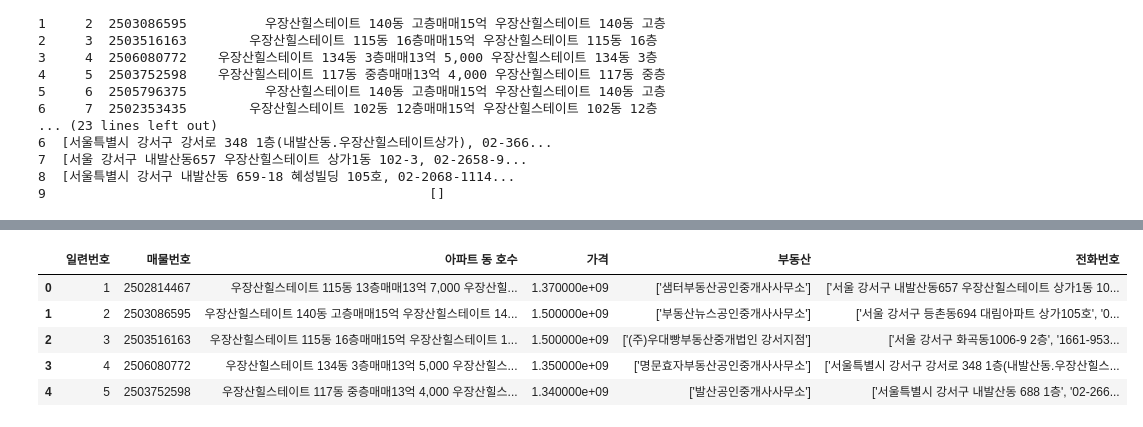
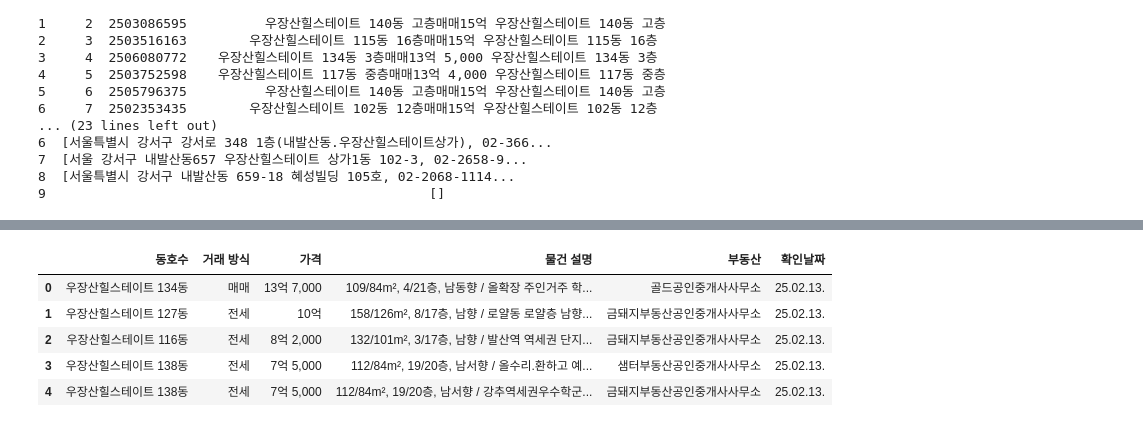
Before and after one commit to ecloguehwang/HSS, a Jupyter notebook: 우장산힐스테이트아파트_전처리.ipynb, the cells around one changed output, grey strips where cells are left out. Cells and saved outputs as stored; diff of their text form; code cells hidden in the pictures.

```diff
--- a/우장산힐스테이트아파트_전처리.ipynb
+++ b/우장산힐스테이트아파트_전처리.ipynb
@@ -854,23 +416,23 @@ if __name__ == "__main__":
 # %%
 #전처리한 파일 불러오기
 import pandas as pd
 import matplotlib.pyplot as plt
 import seaborn as sns
 from tabulate import tabulate
 
 #matplotlib에서 한글구현
 plt.rc('font', family='NanumBarunGothic')
 
 #그래프 마이너스 기호 깨짐 방지
 plt.rcParams['axes.unicode_minus'] = False
 
-path = '/content/drive/MyDrive/python/crawling/hillstate.xlsx'
+path = '/content/drive/MyDrive/python/crawling/hillstate_20250213_1631.xlsx'
 df = pd.read_excel(path)
 df.head()
 # %% [output]
-|  | 일련번호 | 매물번호 | 아파트 동 호수 | 가격 | 부동산 | 전화번호 |
-| 0 | 1 | 2502814467 | 우장산힐스테이트 115동 13층매매13억 7,000 우장산힐... | 1.370000e+09 | ['샘터부동산공인중개사사무소'] | ['서울 강서구 내발산동657 우장산힐스테이트 상가1동 10... |
-| 1 | 2 | 2503086595 | 우장산힐스테이트 140동 고층매매15억 우장산힐스테이트 14... | 1.500000e+09 | ['부동산뉴스공인중개사사무소'] | ['서울 강서구 등촌동694 대림아파트 상가105호', '0... |
-| 2 | 3 | 2503516163 | 우장산힐스테이트 115동 16층매매15억 우장산힐스테이트 1... | 1.500000e+09 | ['(주)우대빵부동산중개법인 강서지점'] | ['서울 강서구 화곡동1006-9 2층', '1661-953... |
-| 3 | 4 | 2506080772 | 우장산힐스테이트 134동 3층매매13억 5,000 우장산힐스... | 1.350000e+09 | ['명문효자부동산공인중개사사무소'] | ['서울특별시 강서구 강서로 348 1층(내발산동.우장산힐스... |
-| 4 | 5 | 2503752598 | 우장산힐스테이트 117동 중층매매13억 4,000 우장산힐스... | 1.340000e+09 | ['발산공인중개사사무소'] | ['서울특별시 강서구 내발산동 688 1층', '02-266... |
+|  | 동호수 | 거래 방식 | 가격 | 물건 설명 | 부동산 | 확인날짜 |
+| 0 | 우장산힐스테이트 134동 | 매매 | 13억 7,000 | 109/84m², 4/21층, 남동향 / 올확장 주인거주 학... | 골드공인중개사사무소 | 25.02.13. |
+| 1 | 우장산힐스테이트 127동 | 전세 | 10억 | 158/126m², 8/17층, 남향 / 로얄동 로얄층 남향... | 금돼지부동산공인중개사사무소 | 25.02.13. |
+| 2 | 우장산힐스테이트 116동 | 전세 | 8억 2,000 | 132/101m², 3/17층, 남향 / 발산역 역세권 단지... | 금돼지부동산공인중개사사무소 | 25.02.13. |
+| 3 | 우장산힐스테이트 138동 | 전세 | 7억 5,000 | 112/84m², 19/20층, 남서향 / 올수리.환하고 예... | 샘터부동산공인중개사사무소 | 25.02.13. |
+| 4 | 우장산힐스테이트 138동 | 전세 | 7억 5,000 | 112/84m², 19/20층, 남서향 / 강추역세권우수학군... | 금돼지부동산공인중개사사무소 | 25.02.13. |
```
Also changed, not shown: parts of 20 cells of this notebook.
